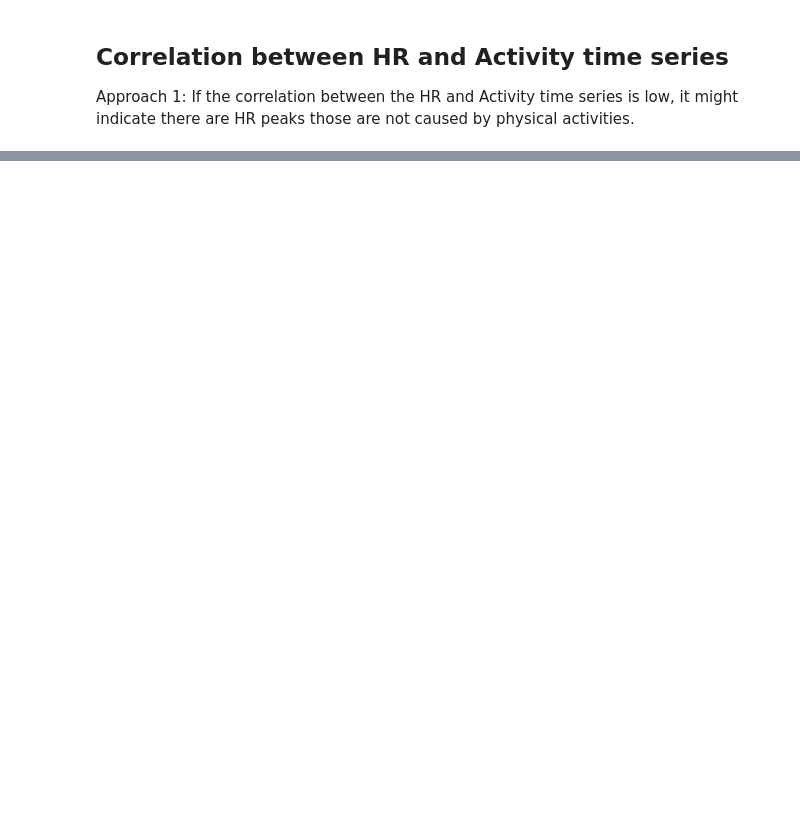
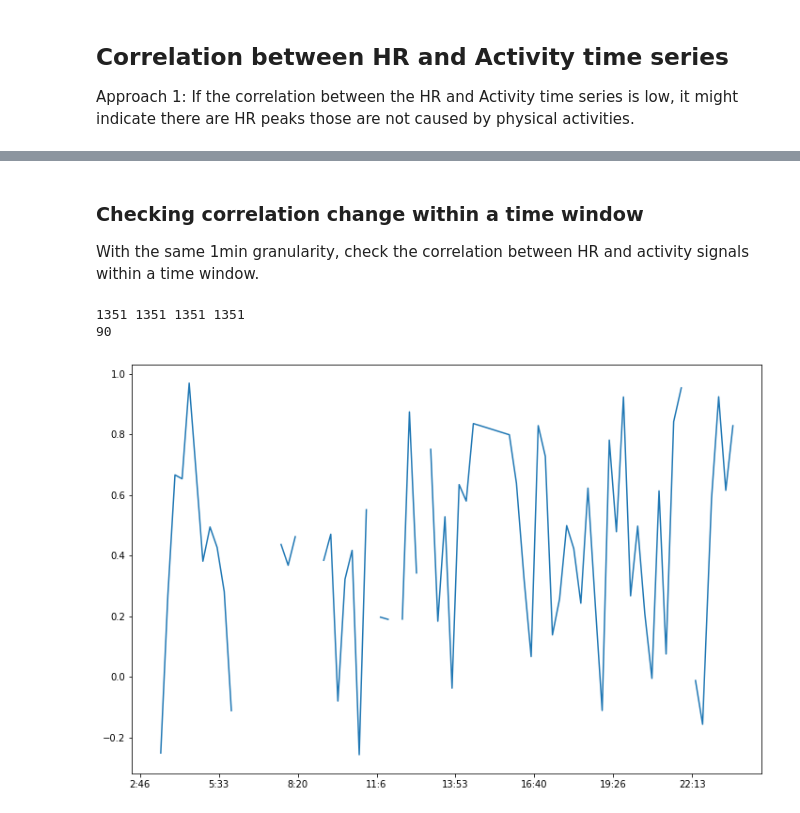
Before and after one commit to ooakind/SIGNAL, a Jupyter notebook: fitbit_data_stats.ipynb, the cells around one changed output, grey strips where cells are left out. Cells and saved outputs as stored; diff of their text form; code cells hidden in the pictures; blank space fills up the shorter version.

```diff
--- a/fitbit_data_stats.ipynb
+++ b/fitbit_data_stats.ipynb
@@ -119,0 +159,68 @@ PearsonRResult(statistic=0.7432464950740144, pvalue=1.3001640311859463e-173)
+# %% [markdown]
+### Checking correlation change within a time window
+With the same 1min granularity, check the correlation between HR and activity signals within a time window.
+# %%
+date = "2022-11-20"
+
+emo3 = EmotionTracker()
+emo3.run(date)
+
+start_index = 0
+end_index = len(emo3.hr_list) + 1
+time_window = 15
+
+time = [item["time"] for item in emo3.hr_list[start_index:end_index]]
+hr = [item["value"] for item in emo3.hr_list[start_index:end_index]]
+act_calories_dict = dict([(item["time"], {"level": item["level"], "value": item["value"], "mets": item["mets"]}) for item in emo3.act_calories_list])
+act_distance_dict = dict([(item["time"], 100*item["value"]) for item in emo3.act_distance_list])
+act_steps_dict = dict([(item["time"], item["value"]) for item in emo3.act_steps_list])
+
+time_int = [int(item[:2]) * 3600 + int(item[3:5]) * 60 + int(item[6:]) for item in time]
+act_calories_list = []
+act_distance_list = []
+act_steps_list = []
+
+for item in time:
+    act_calories_list.append(act_calories_dict[item]["value"])
+    act_distance_list.append(act_distance_dict[item])
+    act_steps_list.append(act_steps_dict[item])
+
+print(len(time), len(act_calories_list), len(act_distance_list), len(act_steps_list))
+
+hr_cal_corr_list = []
+hr_steps_corr_list = []
+cal_steps_corr_list = []
+block_start_list = []
+corr_dict = {}
+
+for i in range(0, len(time)+1, time_window):
+    start = i
+    end = i+time_window
+    if len(hr[start:end]) < 2:
+        break
+    hr_cal_corr = scipy.stats.pearsonr(hr[start:end], act_calories_list[start:end])
+    hr_steps_corr = scipy.stats.pearsonr(hr[start:end], act_steps_list[start:end])
+    cal_steps_corr = scipy.stats.pearsonr(act_calories_list[start:end], act_steps_list[start:end])
+
+    block_start_list.append(time_int[i])
+    hr_cal_corr_list.append(hr_cal_corr.statistic)
+
+    corr_dict[time[i]] = {
+        "hr_cal_corr": (hr_cal_corr.statistic, hr_cal_corr.pvalue),
+        "hr_steps_corr": (hr_steps_corr.statistic, hr_steps_corr.pvalue),
+        "cal_steps_corr": (cal_steps_corr.statistic, cal_steps_corr.pvalue)
+    }
+print(len(block_start_list))
+
+with open(f'{date}_{time_window}.json', 'w') as file:
+    json.dump(corr_dict, file)
+
+fig4, ax4 = plt.subplots(figsize=(12, 8))
+ax4.plot(block_start_list[14:], hr_cal_corr_list[14:])
+ax4.xaxis.set_major_formatter(timeformat)
+fig4.savefig(f'{date}_{time_window}.jpeg',bbox_inches='tight')
+plt.show()
+# %% [output]
+1351 1351 1351 1351
+90
+[figure, added]
```
Also changed, not shown: parts of 7 cells of this notebook.
